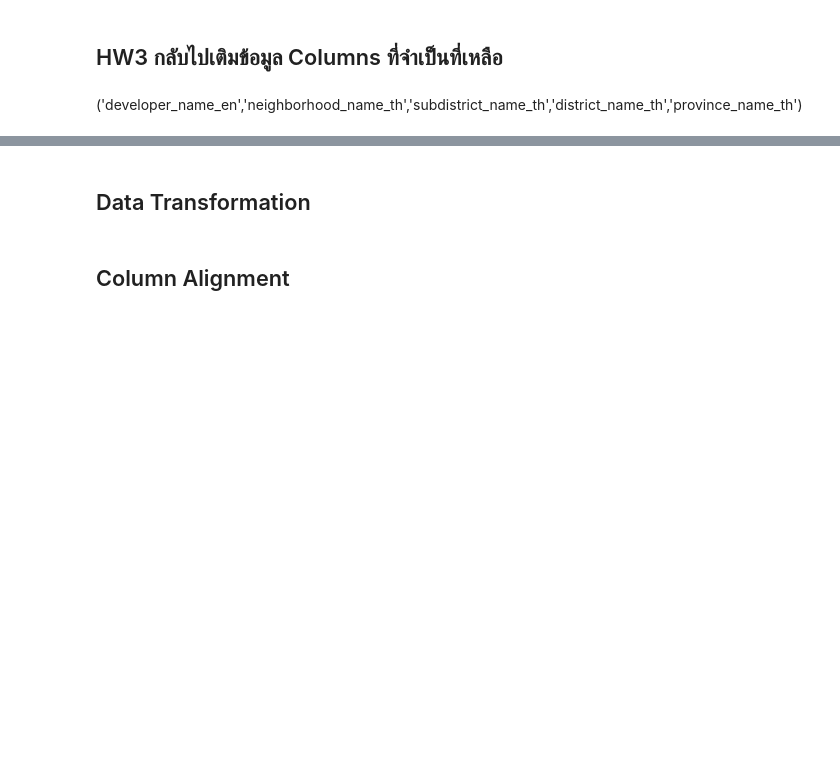
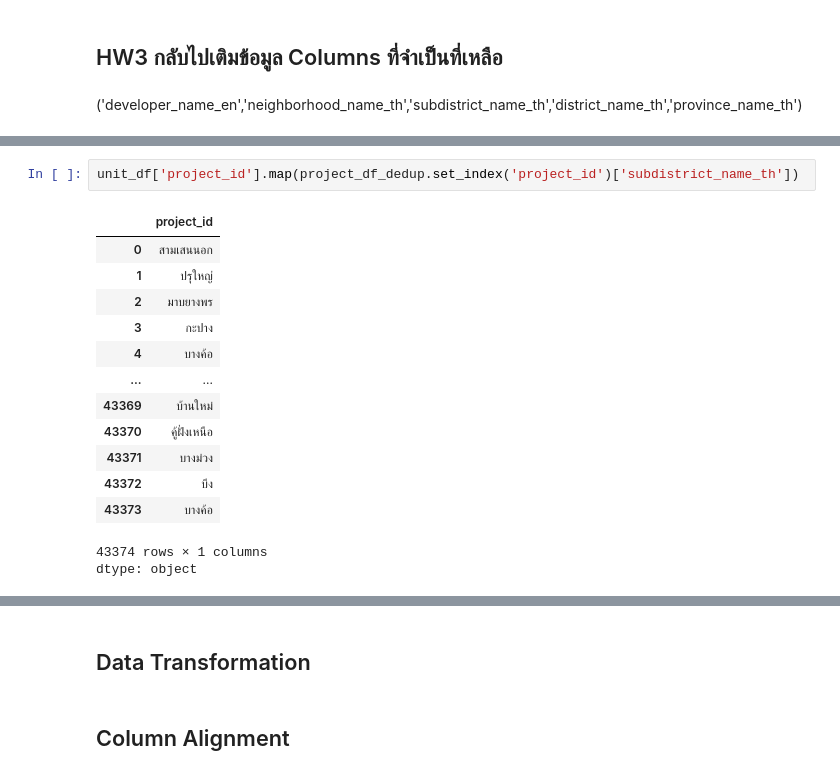
Before and after one commit to AI-Krittaya/BSC_DPDM2025, a Jupyter notebook: Ch3_Data_Prepocessing.ipynb, the cells around one changed output, grey strips where cells are left out. Cells and saved outputs as stored; diff of their text form; blank space fills up the shorter version.

```diff
--- a/Ch3_Data_Prepocessing.ipynb
+++ b/Ch3_Data_Prepocessing.ipynb
@@ -601,0 +678,17 @@ dtype: object
+# %%
+unit_df['project_id'].map(project_df_dedup.set_index('project_id')['subdistrict_name_th'])
+# %% [output]
+|  | project_id |
+| 0 | สามเสนนอก |
+| 1 | ปรุใหญ่ |
+| 2 | มาบยางพร |
+| 3 | กะปาง |
+| 4 | บางค้อ |
+| ... | ... |
+| 43369 | บ้านใหม่ |
+| 43370 | คู้ฝั่งเหนือ |
+| 43371 | บางม่วง |
+| 43372 | บึง |
+| 43373 | บางค้อ |
+43374 rows × 1 columns
+dtype: object
```
Also changed, not shown: parts of 9 cells of this notebook.
